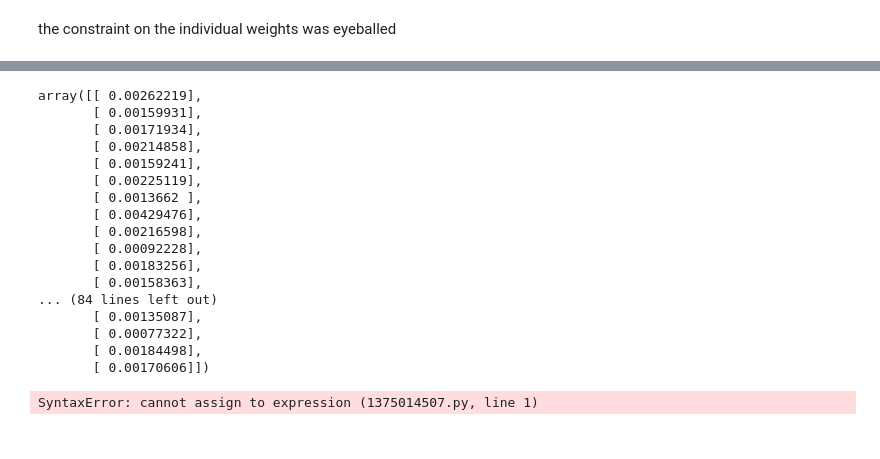
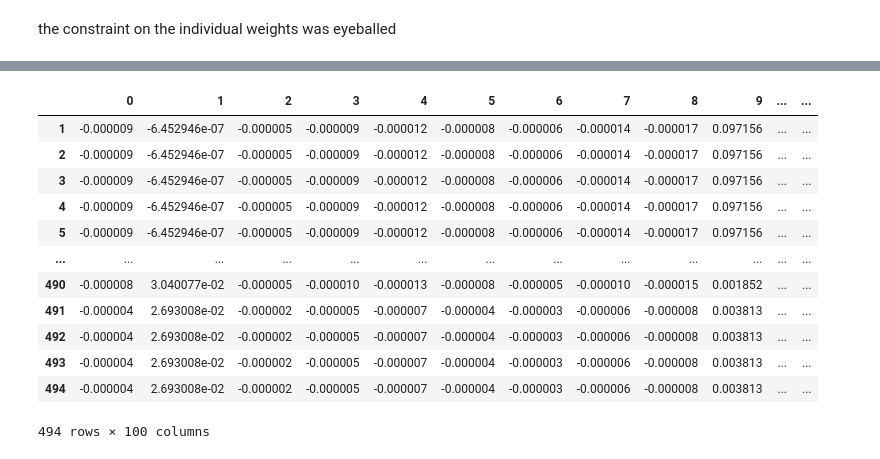
Before and after one commit to LevRoz630/fintech, a Jupyter notebook: markovitz.ipynb, the cells around one changed output, grey strips where cells are left out. Drawn from its saved outputs; the diff is of its cells as text; code cells hidden in the pictures.

```diff
--- a/markovitz.ipynb
+++ b/markovitz.ipynb
@@ -176,11 +177,14 @@ def recalculate_markowitz_weights(current_rets, rf_rate, weights_var, target_ret
     numpy.ndarray
         Optimal portfolio weights
     """
-    mu = current_rets.values.mean(axis=0).reshape(-1, 1)
-
-    cov_matrix = np.cov(current_rets, rowvar=False)
+    mu = current_rets.mean(axis=0).reshape(-1, 1)
+    current_rets = pd.DataFrame(current_rets)
+    cov_matrix = (current_rets).cov().values
+    current_rets = current_rets.values
 
     portfolio_return = mu.T @ weights_var
+    cov_matrix = (cov_matrix + cov_matrix.T) / 2
+
     portfolio_variance = cp.quad_form(weights_var, cov_matrix)
 
     problem = cp.Problem(
@@ -190,7 +194,6 @@ def recalculate_markowitz_weights(current_rets, rf_rate, weights_var, target_ret
 
     target_returns = np.linspace(np.percentile(mu, 10), np.percentile(mu, 90), 100)
     efficient_portfolios = []
-
     for ret in target_returns:
         target_return_param.value = ret
         problem.solve()
@@ -215,12 +218,11 @@ def recalculate_markowitz_weights(current_rets, rf_rate, weights_var, target_ret
 
 weights_market = np.full(100, 0.01)
 updated_weights = []
-current_rets = rets.copy()
+current_rets = rets.copy().values
 current_rf_rate = rf_rate[-1]
 rf_rate_test = np.log(t[t.index >= 252]['^TYX'].values + 1)
 weights = cp.Variable(current_rets.shape[1])
-target_return = cp.Parameter(nonneg=True)
-
+target_return = cp.Parameter()
 initial_weights = recalculate_markowitz_weights(
     current_rets,
     current_rf_rate,
@@ -228,9 +230,11 @@ initial_weights = recalculate_markowitz_weights(
     target_return
 )
 updated_weights.append(initial_weights.copy())
-
 for i, ret in enumerate(rets_test.values):
     current_rets = np.vstack([current_rets, ret.reshape(1, -1)])
+
+    weights = cp.Variable(current_rets.shape[1])
+
     if i > 0 and i % 10 == 0:
         print(f"Markowitz model at step {i}")
         optimal_weights = recalculate_markowitz_weights(
@@ -249,26 +269,22 @@ ValueError: Quadratic form matrices must be symmetric/Hermitian.
-# %%
-mu = current_rets.values.mean(axis=0).reshape(-1, 1)
-mu
-# %% [output]
-array([[ 0.00262219],
-       [ 0.00159931],
-       [ 0.00171934],
-       [ 0.00214858],
-       [ 0.00159241],
-       [ 0.00225119],
-       [ 0.0013662 ],
-       [ 0.00429476],
-       [ 0.00216598],
-       [ 0.00092228],
-       [ 0.00183256],
-       [ 0.00158363],
-... (84 lines left out)
-       [ 0.00135087],
-       [ 0.00077322],
-       [ 0.00184498],
-       [ 0.00170606]])
-# %%
-for i, ret in enumerate(rets_test.values):
-    print(i, ret)
-# %% [output]
-SyntaxError: cannot assign to expression (1375014507.py, line 1)
+# %%
+updated_weights = pd.DataFrame(updated_weights)
+df = updated_weights.copy()
+# %%
+
+df = df.drop(df.index[-1])
+
+df
+# %% [output]
+|  | 0 | 1 | 2 | 3 | 4 | 5 | 6 | 7 | 8 | 9 | ... | ... |
+| 1 | -0.000009 | -6.452946e-07 | -0.000005 | -0.000009 | -0.000012 | -0.000008 | -0.000006 | -0.000014 | -0.000017 | 0.097156 | ... | ... |
+| 2 | -0.000009 | -6.452946e-07 | -0.000005 | -0.000009 | -0.000012 | -0.000008 | -0.000006 | -0.000014 | -0.000017 | 0.097156 | ... | ... |
+| 3 | -0.000009 | -6.452946e-07 | -0.000005 | -0.000009 | -0.000012 | -0.000008 | -0.000006 | -0.000014 | -0.000017 | 0.097156 | ... | ... |
+| 4 | -0.000009 | -6.452946e-07 | -0.000005 | -0.000009 | -0.000012 | -0.000008 | -0.000006 | -0.000014 | -0.000017 | 0.097156 | ... | ... |
+| 5 | -0.000009 | -6.452946e-07 | -0.000005 | -0.000009 | -0.000012 | -0.000008 | -0.000006 | -0.000014 | -0.000017 | 0.097156 | ... | ... |
+| ... | ... | ... | ... | ... | ... | ... | ... | ... | ... | ... | ... | ... |
+| 490 | -0.000008 | 3.040077e-02 | -0.000005 | -0.000010 | -0.000013 | -0.000008 | -0.000005 | -0.000010 | -0.000015 | 0.001852 | ... | ... |
+| 491 | -0.000004 | 2.693008e-02 | -0.000002 | -0.000005 | -0.000007 | -0.000004 | -0.000003 | -0.000006 | -0.000008 | 0.003813 | ... | ... |
+| 492 | -0.000004 | 2.693008e-02 | -0.000002 | -0.000005 | -0.000007 | -0.000004 | -0.000003 | -0.000006 | -0.000008 | 0.003813 | ... | ... |
+| 493 | -0.000004 | 2.693008e-02 | -0.000002 | -0.000005 | -0.000007 | -0.000004 | -0.000003 | -0.000006 | -0.000008 | 0.003813 | ... | ... |
+| 494 | -0.000004 | 2.693008e-02 | -0.000002 | -0.000005 | -0.000007 | -0.000004 | -0.000003 | -0.000006 | -0.000008 | 0.003813 | ... | ... |
+494 rows × 100 columns
```
Also changed, not shown: parts of 14 cells of this notebook.
